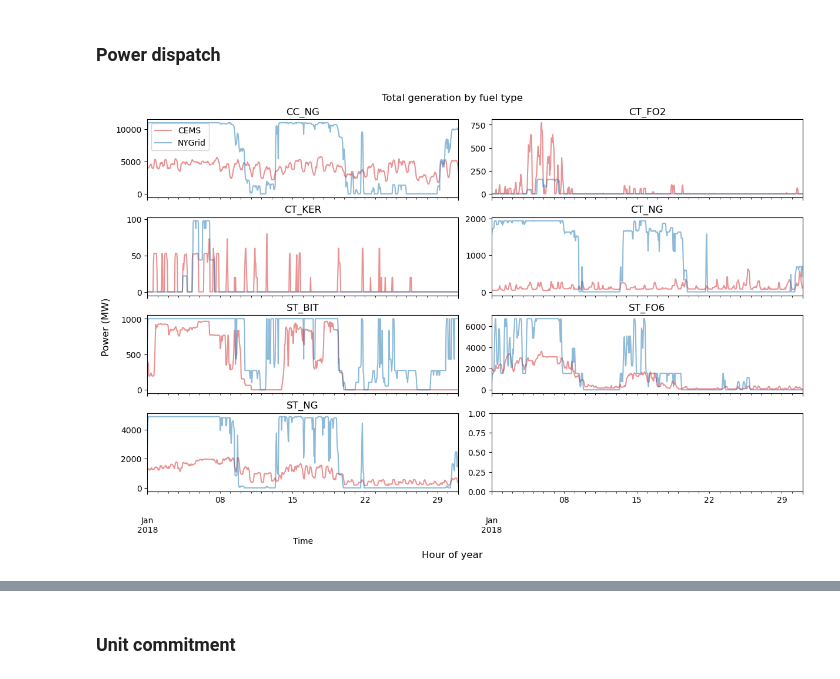
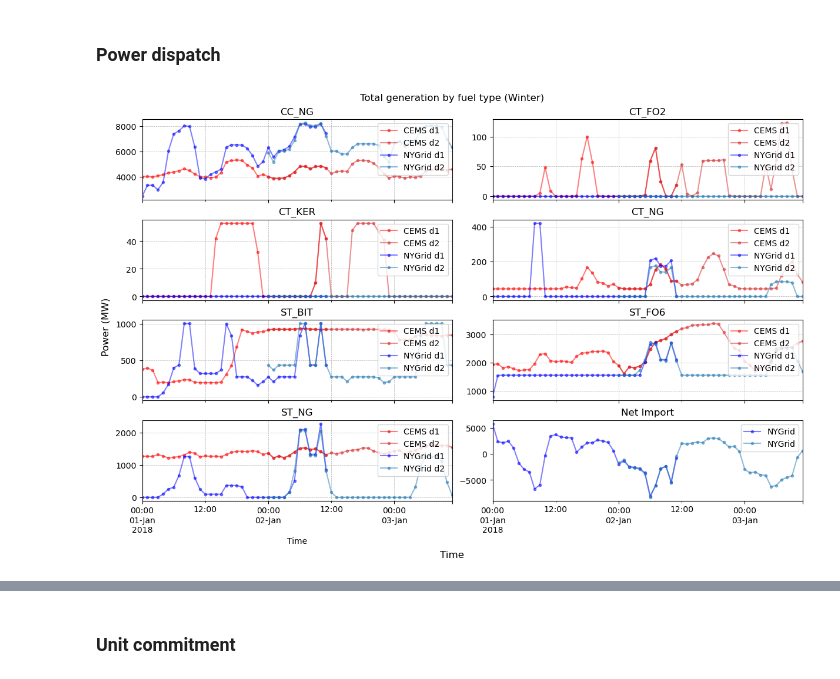
Before and after one commit to boyuan276/NYgrid-python, a Jupyter notebook: examples/ex_opf_2018NewParams.ipynb, the cells around one changed output, grey strips where cells are left out. Saved outputs shown, nothing was run; the diff lists cells and outputs as text; code cells hidden in the pictures.

```diff
--- a/examples/ex_opf_2018NewParams.ipynb
+++ b/examples/ex_opf_2018NewParams.ipynb
@@ -309,22 +856,52 @@ pg_by_fuel_sum = pd.DataFrame(pg_by_fuel_sum,
+# %%
+# External bus load profile
+bus_prop = nygrid_sim_w0.grid_prop['bus_prop']
+bus_zone_dict = bus_prop.set_index('BUS_I')['BUS_ZONE'].to_dict()
+
+load_profile_by_zone_2018 = grid_profile['load_profile'].groupby(bus_zone_dict, axis=1).sum()
+
+load_profile_external = load_profile_by_zone_2018[['NE','PJM','IESO']]
+load_profile_external_sum = load_profile_external.sum(axis=1)
+
+load_profile_external_sum_w0 = load_profile_external_sum.loc[start_datetime_w0:end_datetime_w0]
+load_profile_external_sum_w1 = load_profile_external_sum.loc[start_datetime_w1:end_datetime_w1]
+load_profile_external_sum_s0 = load_profile_external_sum.loc[start_datetime_s0:end_datetime_s0]
+load_profile_external_sum_s1 = load_profile_external_sum.loc[start_datetime_s1:end_datetime_s1]
+
+net_import_w0 = pg_by_fuel_sum_w0['Import_Import'] - load_profile_external_sum_w0
+net_import_w1 = pg_by_fuel_sum_w1['Import_Import'] - load_profile_external_sum_w1
+net_import_s0 = pg_by_fuel_sum_s0['Import_Import'] - load_profile_external_sum_s0
+net_import_s1 = pg_by_fuel_sum_s1['Import_Import'] - load_profile_external_sum_s1
 # %%
-fig, axs = plt.subplots(4, 2, figsize=(12, 8),
-                        layout='constrained', sharex=True)
+fig, axs = plt.subplots(4, 2, figsize=(12, 8), sharex=True,
+                        layout='constrained')
 
-
-for i, fuel_type in enumerate(cems_gload_summary.columns):
+for i, fuel_type in enumerate(cems_gload_summary_w0.columns):
     ax = axs.flatten()[i]
-    cems_gload_summary[fuel_type].plot(ax=ax, alpha=0.5, color='tab:red',
-                                       label='CEMS')
-    pg_by_fuel_sum[fuel_type].plot(ax=ax, alpha=0.5, color='tab:blue',
-                                   label='NYGrid')
+    cems_gload_summary_w0[fuel_type].plot(ax=ax, alpha=0.5, color='red',
+                                          label='CEMS d1', marker='.')
+    cems_gload_summary_w1[fuel_type].plot(ax=ax, alpha=0.5, color='tab:red',
+                                          label='CEMS d2', marker='.')
+    pg_by_fuel_sum_w0[fuel_type].plot(ax=ax, alpha=0.5, color='blue',
+                                      label='NYGrid d1', marker='.')
+    pg_by_fuel_sum_w1[fuel_type].plot(ax=ax, alpha=0.5, color='tab:blue',
+                                      label='NYGrid d2', marker='.')
 
     ax.set_title(fuel_type)
-    if i == 0:
-        ax.legend()
+    ax.legend(loc='upper right')
+    ax.grid(True, which='both', linestyle='--', linewidth=0.5)
 
-fig.supxlabel('Hour of year')
+ax = axs.flatten()[-1]
+net_import_w0.plot(ax=ax, alpha=0.5, color='blue',
+                   label='NYGrid', marker='.')
+net_import_w1.plot(ax=ax, alpha=0.5, color='tab:blue',
+                   label='NYGrid', marker='.')
+ax.set_title('Net Import')
+ax.legend(loc='upper right')
+
+fig.supxlabel('Time')
 fig.supylabel('Power (MW)')
-fig.suptitle('Total generation by fuel type')
+fig.suptitle('Total generation by fuel type (Winter)')
 plt.show()
 # %% [output]
-[figure, old version]
+[figure, new version]
```
Also changed, not shown: parts of 38 cells of this notebook.
